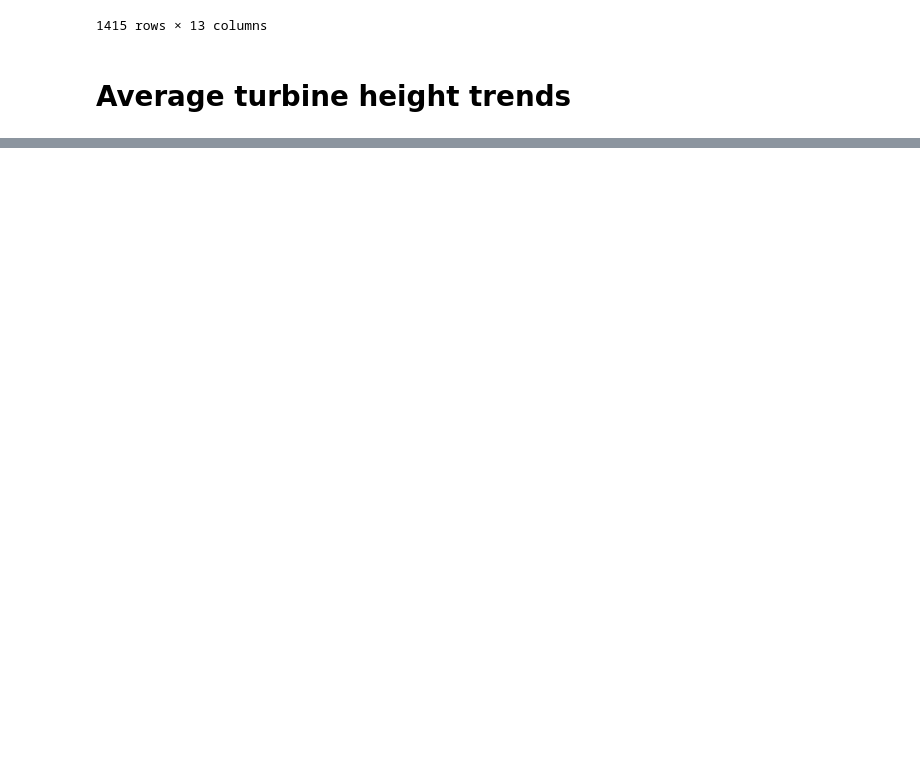
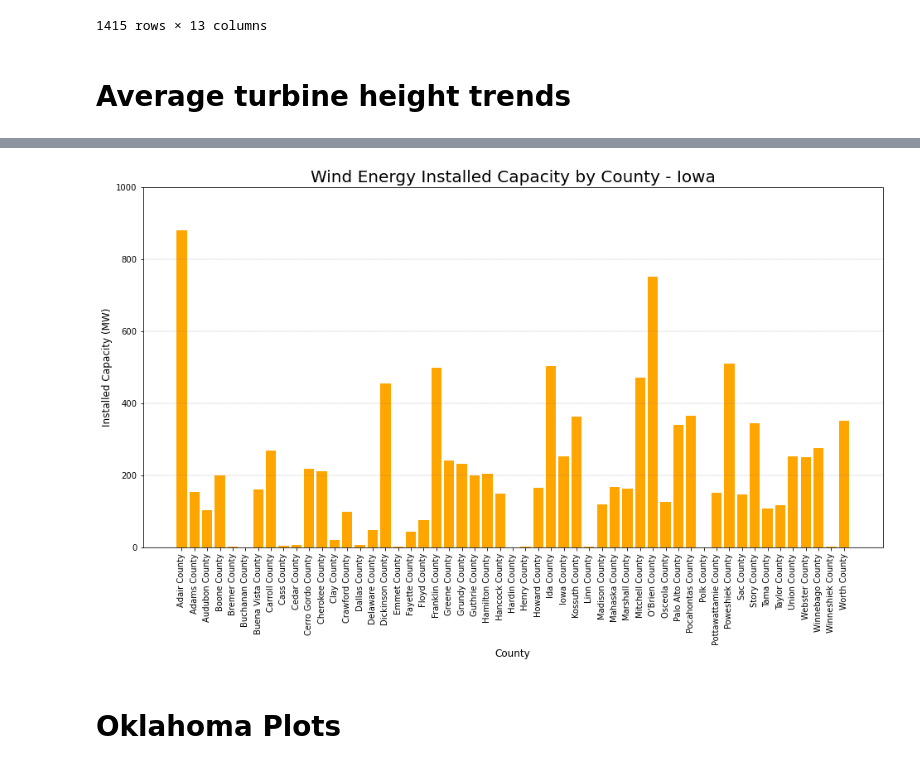
Before and after one commit to cjengleson/Project-1-Repo, a Jupyter notebook: WindFarms.ipynb, the cells around one changed output, grey strips where cells are left out. Saved outputs shown, nothing was run; the diff lists cells and outputs as text; code cells hidden in the pictures; blank space fills up the shorter version.

```diff
--- a/WindFarms.ipynb
+++ b/WindFarms.ipynb
@@ -203,0 +231,3 @@ plt.show()
+# %%
+iowa_df = modern_WF_MW.loc[modern_WF_MW['State']=='IA']
+iowa_df
@@ -203,0 +261,18 @@ plt.show()
+# %%
+WF_IA = iowa_df.groupby('County')
+WF_county_IA = WF_IA['WF Total MW'].sum()
+x = WF_county_IA.index
+y = WF_county_IA.values
+plt.subplots(figsize=(16, 8))
+plt.bar(x,y,color='orange')
+plt.xlabel('County',fontsize=12)
+plt.ylabel('Installed Capacity (MW)',fontsize=12)
+plt.title('Wind Energy Installed Capacity by County - Iowa',fontsize=20)
+plt.ylim(0,1000)
+plt.xticks(rotation = 90)
+plt.grid(axis='y',color='grey', linestyle='--', linewidth=0.3)
+plt.show()
+# %% [output]
+[figure, added]
+# %% [markdown]
+# Oklahoma Plots
```
Also changed, not shown: parts of 29 cells of this notebook, 3 other files.
